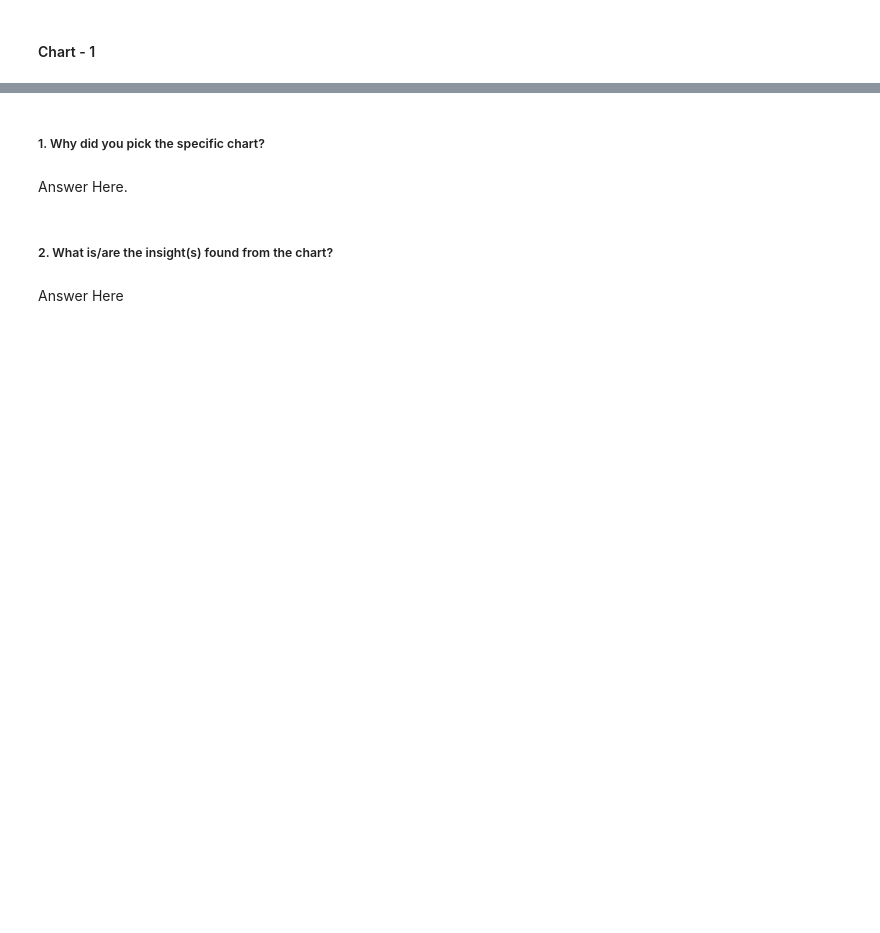
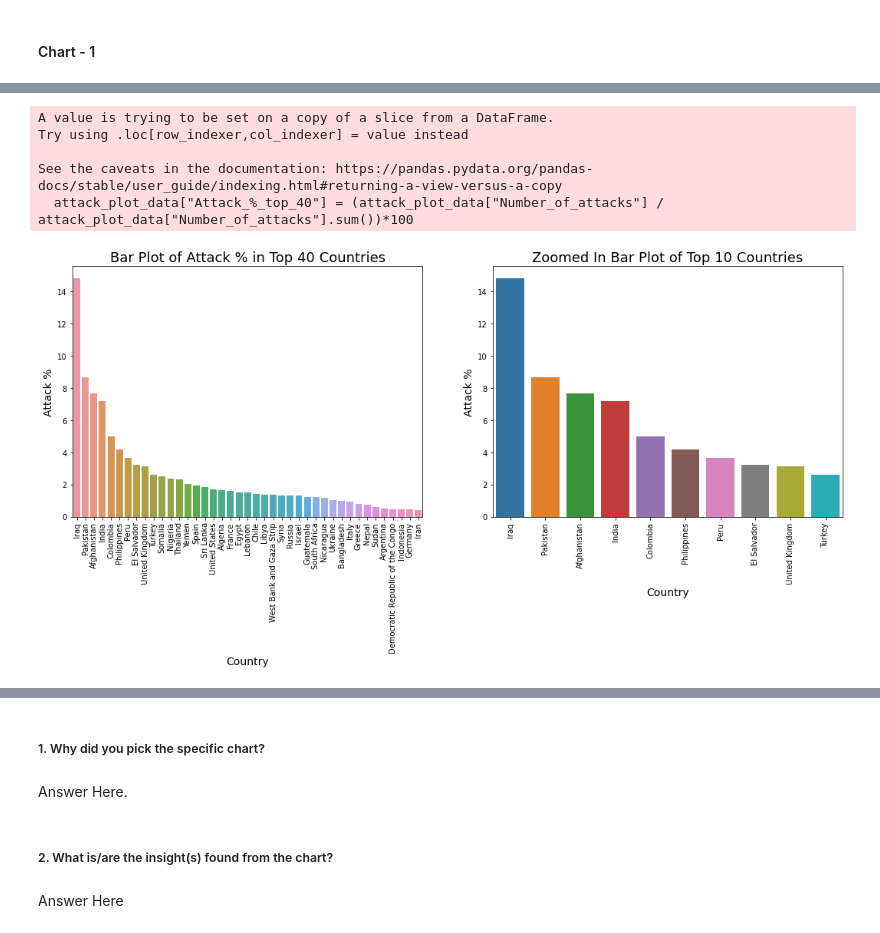
Before and after one commit to AimanSahay/Project-EDA_Global-Terrorism-Dataset, a Jupyter notebook: EDA_Global Terrorism Dataset.ipynb, the cells around one changed output, grey strips where cells are left out. Cells and saved outputs as stored; diff of their text form; code cells hidden in the pictures; blank space fills up the shorter version.

```diff
--- a/EDA_Global Terrorism Dataset.ipynb
+++ b/EDA_Global Terrorism Dataset.ipynb
@@ -674,0 +758,32 @@ Answer Here.
+# %%
+# Goal 2: From the above which countries have individually contributed the most to the global terrorist attacks.
+
+# Add a column to calculate the attack % of each country w.r.t. the top 41 most terrorized nations.
+attack_plot_data["Attack_%_top_40"] = (attack_plot_data["Number_of_attacks"] / attack_plot_data["Number_of_attacks"].sum())*100
+
+# Create a barchart to check the contribution of each of the above 41 countries.
+plt.figure(figsize=(18,6))
+plt.subplot(1,2,1)
+sns.barplot(x="Country", y="Attack_%_top_40", data=attack_plot_data)
+plt.title("Bar Plot of Attack % in Top 40 Countries", fontsize=18)
+plt.xlabel("Country", fontsize=14)
+plt.ylabel("Attack %", fontsize=14)
+plt.xticks(rotation=90)
+
+# Let us zoom in on the top 10 countries
+plt.subplot(1,2,2)
+top10 = attack_plot_data.head(10)
+sns.barplot(x="Country", y="Attack_%_top_40", data=top10)
+plt.title("Zoomed In Bar Plot of Top 10 Countries", fontsize=18)
+plt.xlabel("Country", fontsize=14)
+plt.ylabel("Attack %", fontsize=14)
+plt.xticks(rotation=90)
+
+plt.show()
+# %% [output]
+A value is trying to be set on a copy of a slice from a DataFrame.
+Try using .loc[row_indexer,col_indexer] = value instead
+
+See the caveats in the documentation: https://pandas.pydata.org/pandas-docs/stable/user_guide/indexing.html#returning-a-view-versus-a-copy
+  attack_plot_data["Attack_%_top_40"] = (attack_plot_data["Number_of_attacks"] / attack_plot_data["Number_of_attacks"].sum())*100
+[figure, added]
```
Also changed, not shown: parts of 42 cells of this notebook.
